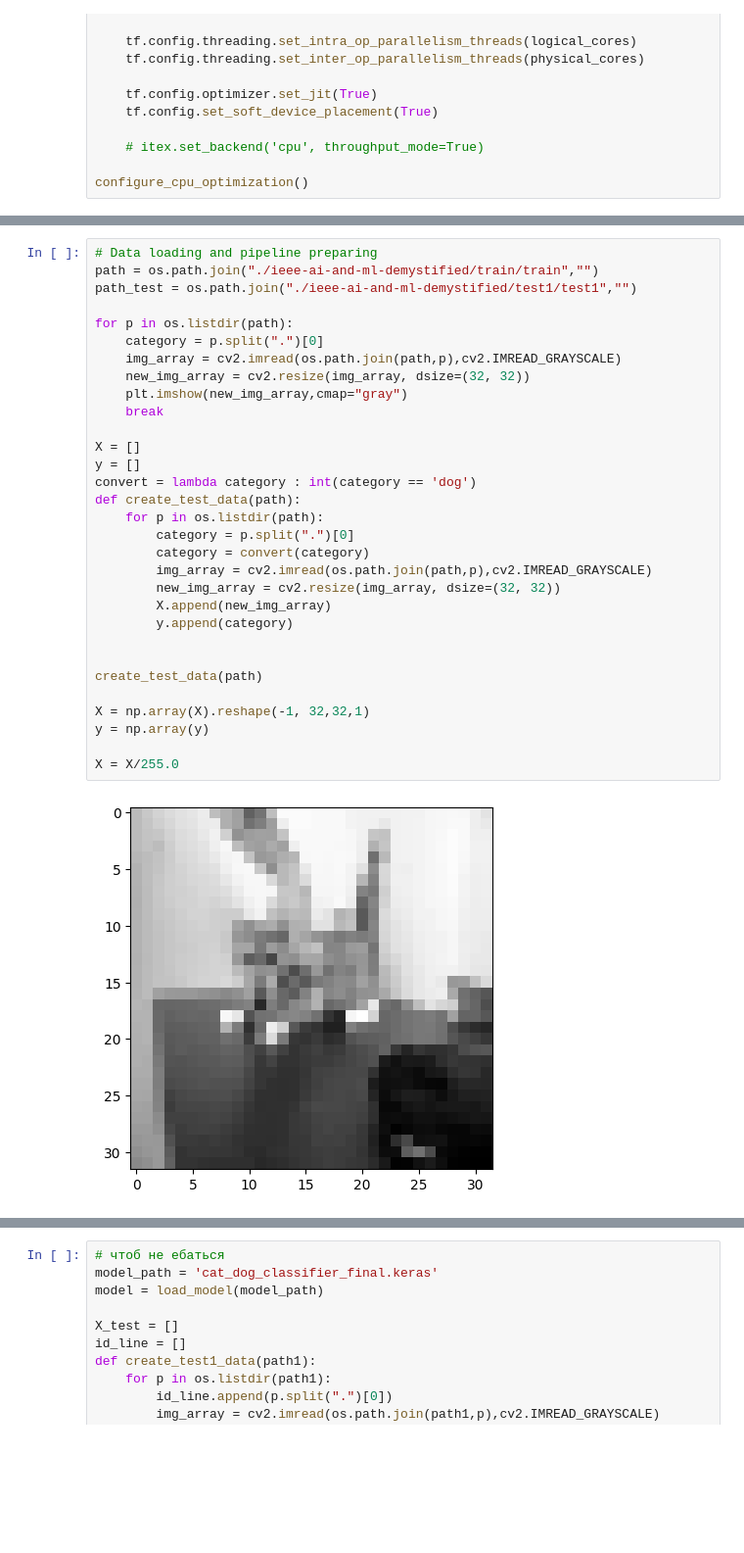
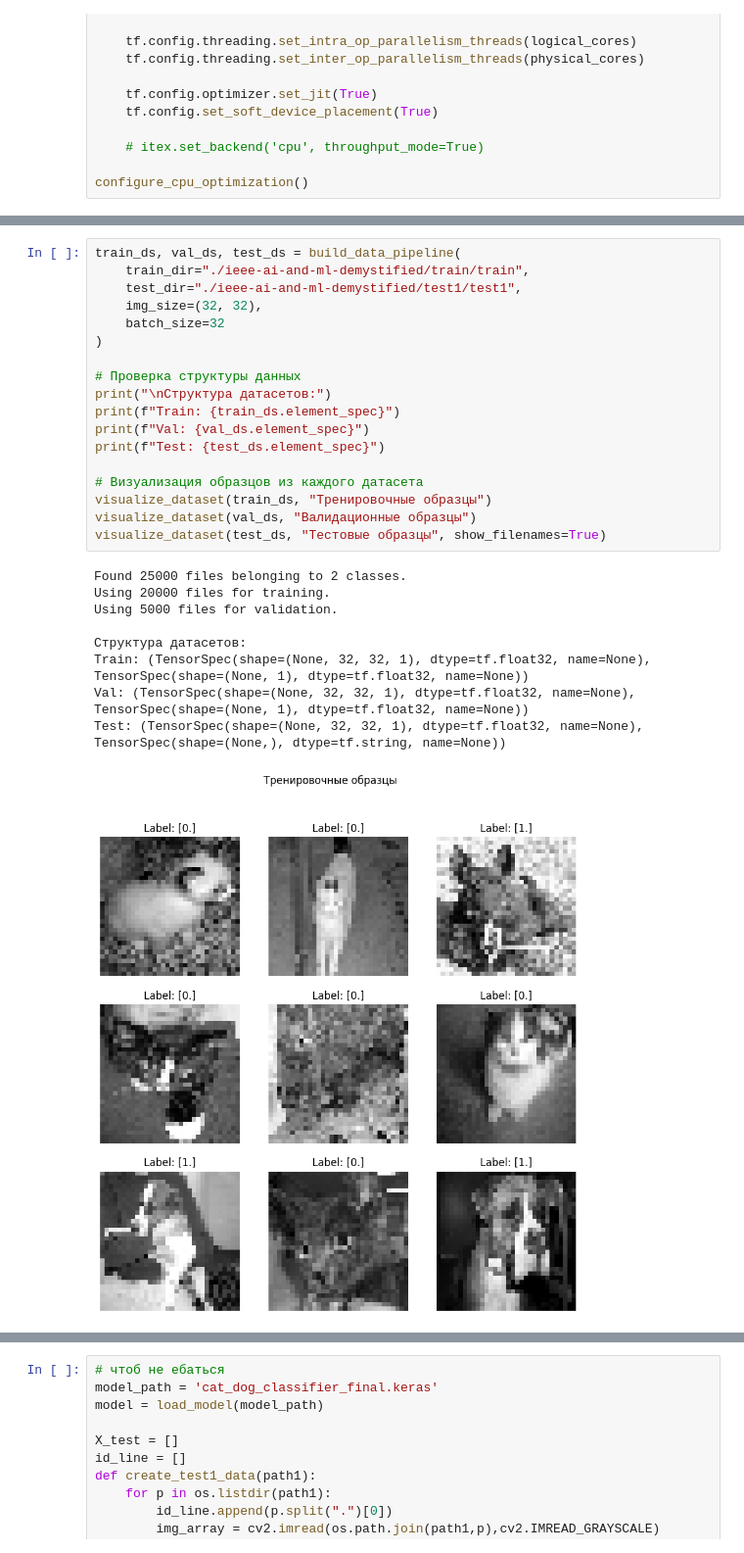
Before and after one commit to DmitriyMosk/ai-coop-project, a Jupyter notebook: project.ipynb, the cells around one changed output, grey strips where cells are left out. Shown at 98% size. Cells and saved outputs as stored; diff of their text form; blank space fills up the shorter version.

```diff
--- a/project.ipynb
+++ b/project.ipynb
@@ -44,33 +153,28 @@ configure_cpu_optimization()
 # %%
-# Data loading and pipeline preparing
-path = os.path.join("./ieee-ai-and-ml-demystified/train/train","")
-path_test = os.path.join("./ieee-ai-and-ml-demystified/test1/test1","")
+train_ds, val_ds, test_ds = build_data_pipeline(
+    train_dir="./ieee-ai-and-ml-demystified/train/train",
+    test_dir="./ieee-ai-and-ml-demystified/test1/test1",
+    img_size=(32, 32),
+    batch_size=32
+)
 
-for p in os.listdir(path):
-    category = p.split(".")[0]
-    img_array = cv2.imread(os.path.join(path,p),cv2.IMREAD_GRAYSCALE)
-    new_img_array = cv2.resize(img_array, dsize=(32, 32))
-    plt.imshow(new_img_array,cmap="gray")
-    break
+# Проверка структуры данных
+print("\nСтруктура датасетов:")
+print(f"Train: {train_ds.element_spec}")
+print(f"Val: {val_ds.element_spec}")
+print(f"Test: {test_ds.element_spec}")
 
-X = []
-y = []
-convert = lambda category : int(category == 'dog')
-def create_test_data(path):
-    for p in os.listdir(path):
-        category = p.split(".")[0]
-        category = convert(category)
-        img_array = cv2.imread(os.path.join(path,p),cv2.IMREAD_GRAYSCALE)
-        new_img_array = cv2.resize(img_array, dsize=(32, 32))
-        X.append(new_img_array)
-        y.append(category)
-
-
-create_test_data(path)
-
-X = np.array(X).reshape(-1, 32,32,1)
-y = np.array(y)
-
-X = X/255.0
+# Визуализация образцов из каждого датасета
+visualize_dataset(train_ds, "Тренировочные образцы")
+visualize_dataset(val_ds, "Валидационные образцы")
+visualize_dataset(test_ds, "Тестовые образцы", show_filenames=True)
 # %% [output]
+Found 25000 files belonging to 2 classes.
+Using 20000 files for training.
+Using 5000 files for validation.
+
+Структура датасетов:
+Train: (TensorSpec(shape=(None, 32, 32, 1), dtype=tf.float32, name=None), TensorSpec(shape=(None, 1), dtype=tf.float32, name=None))
+Val: (TensorSpec(shape=(None, 32, 32, 1), dtype=tf.float32, name=None), TensorSpec(shape=(None, 1), dtype=tf.float32, name=None))
+Test: (TensorSpec(shape=(None, 32, 32, 1), dtype=tf.float32, name=None), TensorSpec(shape=(None,), dtype=tf.string, name=None))
-[figure, old version]
+[figure, new version]
```
Also changed, not shown: parts of 9 cells of this notebook, 2 other files.
